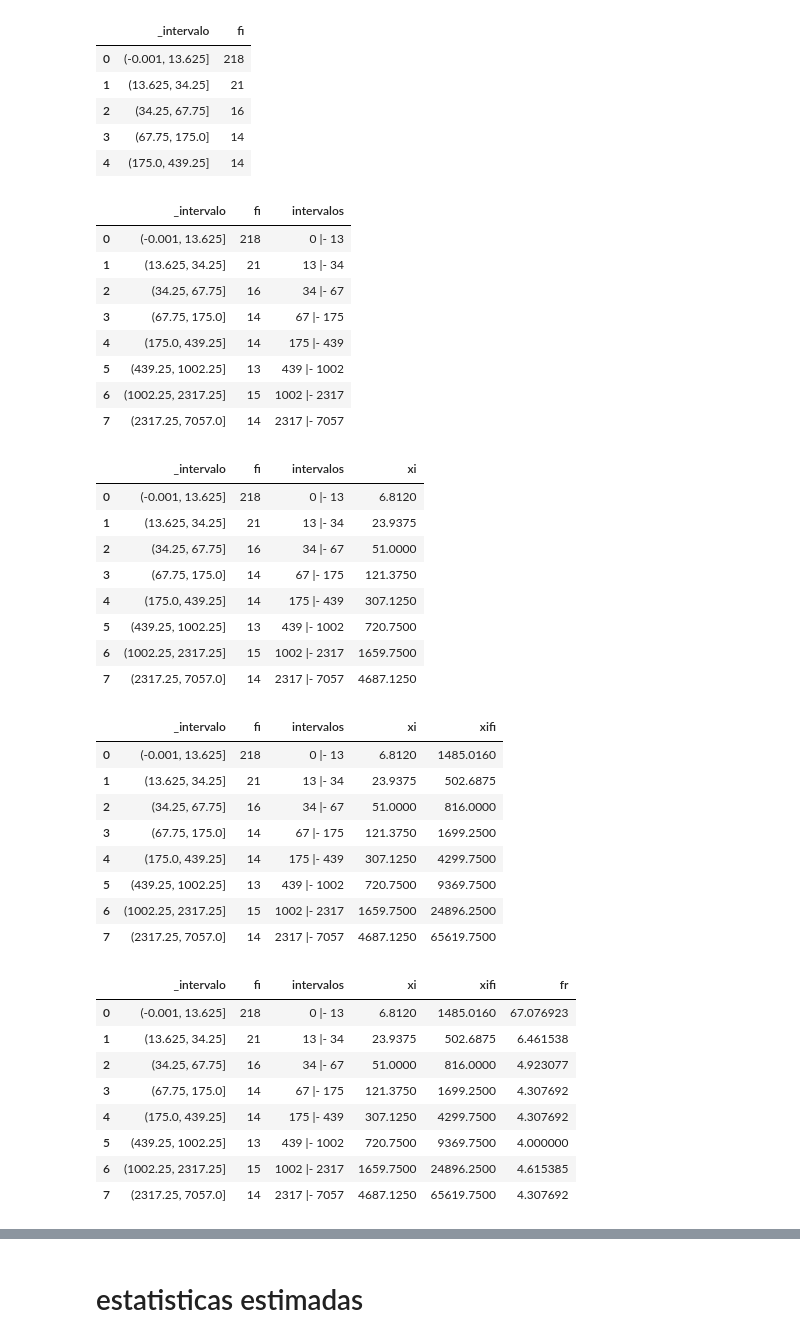
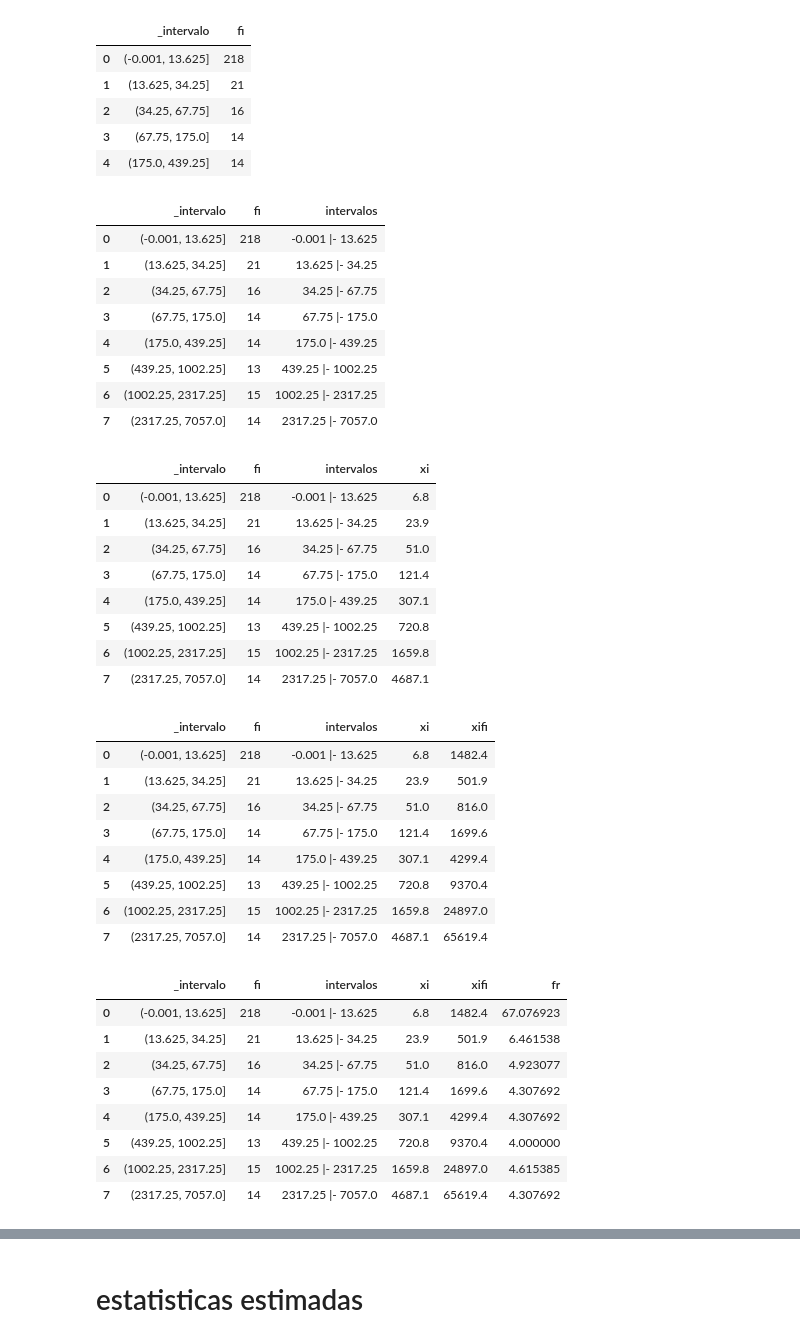
Before and after one commit to 0kauaa/projeto-integrador-I, a Jupyter notebook: notebooks/5_delta_freq.ipynb, the cells around one changed output, grey strips where cells are left out. Saved outputs shown, nothing was run; the diff lists cells and outputs as text; code cells hidden in the pictures.

Commit message:
ajusta a formatação das tabelas.

```diff
--- a/notebooks/5_delta_freq.ipynb
+++ b/notebooks/5_delta_freq.ipynb
@@ -49,53 +49,51 @@ freq.head()
 | 3 | (67.75, 175.0] | 14 |
 | 4 | (175.0, 439.25] | 14 |
 # %%
-# classes da tabela
 freq['intervalos'] = freq['_intervalo'].apply(
-    lambda x: f"{int(x.left)} |- {int(x.right)}"
+    lambda x: f"{x.left} |- {x.right}"
 )
 
 freq
 # %% [output]
 |  | _intervalo | fi | intervalos |
-| 0 | (-0.001, 13.625] | 218 | 0 |- 13 |
-| 1 | (13.625, 34.25] | 21 | 13 |- 34 |
-| 2 | (34.25, 67.75] | 16 | 34 |- 67 |
-| 3 | (67.75, 175.0] | 14 | 67 |- 175 |
-| 4 | (175.0, 439.25] | 14 | 175 |- 439 |
-| 5 | (439.25, 1002.25] | 13 | 439 |- 1002 |
-| 6 | (1002.25, 2317.25] | 15 | 1002 |- 2317 |
-| 7 | (2317.25, 7057.0] | 14 | 2317 |- 7057 |
+| 0 | (-0.001, 13.625] | 218 | -0.001 |- 13.625 |
+| 1 | (13.625, 34.25] | 21 | 13.625 |- 34.25 |
+| 2 | (34.25, 67.75] | 16 | 34.25 |- 67.75 |
+| 3 | (67.75, 175.0] | 14 | 67.75 |- 175.0 |
+| 4 | (175.0, 439.25] | 14 | 175.0 |- 439.25 |
+| 5 | (439.25, 1002.25] | 13 | 439.25 |- 1002.25 |
+| 6 | (1002.25, 2317.25] | 15 | 1002.25 |- 2317.25 |
+| 7 | (2317.25, 7057.0] | 14 | 2317.25 |- 7057.0 |
 # %%
-# classes medias (xi)
 freq['xi'] = freq['_intervalo'].apply(
-    lambda x: float((x.left + x.right) / 2)
-).round(1)
+    lambda x: round(float((x.left + x.right) / 2), 1)
+)
 
 freq
 # %% [output]
 |  | _intervalo | fi | intervalos | xi |
-| 0 | (-0.001, 13.625] | 218 | 0 |- 13 | 6.8120 |
-| 1 | (13.625, 34.25] | 21 | 13 |- 34 | 23.9375 |
-| 2 | (34.25, 67.75] | 16 | 34 |- 67 | 51.0000 |
-| 3 | (67.75, 175.0] | 14 | 67 |- 175 | 121.3750 |
-| 4 | (175.0, 439.25] | 14 | 175 |- 439 | 307.1250 |
-| 5 | (439.25, 1002.25] | 13 | 439 |- 1002 | 720.7500 |
-| 6 | (1002.25, 2317.25] | 15 | 1002 |- 2317 | 1659.7500 |
-| 7 | (2317.25, 7057.0] | 14 | 2317 |- 7057 | 4687.1250 |
+| 0 | (-0.001, 13.625] | 218 | -0.001 |- 13.625 | 6.8 |
+| 1 | (13.625, 34.25] | 21 | 13.625 |- 34.25 | 23.9 |
+| 2 | (34.25, 67.75] | 16 | 34.25 |- 67.75 | 51.0 |
+| 3 | (67.75, 175.0] | 14 | 67.75 |- 175.0 | 121.4 |
+| 4 | (175.0, 439.25] | 14 | 175.0 |- 439.25 | 307.1 |
+| 5 | (439.25, 1002.25] | 13 | 439.25 |- 1002.25 | 720.8 |
+| 6 | (1002.25, 2317.25] | 15 | 1002.25 |- 2317.25 | 1659.8 |
+| 7 | (2317.25, 7057.0] | 14 | 2317.25 |- 7057.0 | 4687.1 |
 # %%
 # produto medio
 freq['xifi'] = freq['xi'].astype(float) * freq['fi'].astype(float)
 freq
 # %% [output]
 |  | _intervalo | fi | intervalos | xi | xifi |
-| 0 | (-0.001, 13.625] | 218 | 0 |- 13 | 6.8120 | 1485.0160 |
-| 1 | (13.625, 34.25] | 21 | 13 |- 34 | 23.9375 | 502.6875 |
-| 2 | (34.25, 67.75] | 16 | 34 |- 67 | 51.0000 | 816.0000 |
-| 3 | (67.75, 175.0] | 14 | 67 |- 175 | 121.3750 | 1699.2500 |
-| 4 | (175.0, 439.25] | 14 | 175 |- 439 | 307.1250 | 4299.7500 |
-| 5 | (439.25, 1002.25] | 13 | 439 |- 1002 | 720.7500 | 9369.7500 |
-| 6 | (1002.25, 2317.25] | 15 | 1002 |- 2317 | 1659.7500 | 24896.2500 |
-| 7 | (2317.25, 7057.0] | 14 | 2317 |- 7057 | 4687.1250 | 65619.7500 |
+| 0 | (-0.001, 13.625] | 218 | -0.001 |- 13.625 | 6.8 | 1482.4 |
+| 1 | (13.625, 34.25] | 21 | 13.625 |- 34.25 | 23.9 | 501.9 |
+| 2 | (34.25, 67.75] | 16 | 34.25 |- 67.75 | 51.0 | 816.0 |
+| 3 | (67.75, 175.0] | 14 | 67.75 |- 175.0 | 121.4 | 1699.6 |
+| 4 | (175.0, 439.25] | 14 | 175.0 |- 439.25 | 307.1 | 4299.4 |
+| 5 | (439.25, 1002.25] | 13 | 439.25 |- 1002.25 | 720.8 | 9370.4 |
+| 6 | (1002.25, 2317.25] | 15 | 1002.25 |- 2317.25 | 1659.8 | 24897.0 |
+| 7 | (2317.25, 7057.0] | 14 | 2317.25 |- 7057.0 | 4687.1 | 65619.4 |
 # %%
 # frequencia relativa(fr)
 total = freq['fi'].sum()
@@ -103,14 +101,14 @@ freq['fr'] = freq['fi'] / total * 100
 freq
 # %% [output]
 |  | _intervalo | fi | intervalos | xi | xifi | fr |
-| 0 | (-0.001, 13.625] | 218 | 0 |- 13 | 6.8120 | 1485.0160 | 67.076923 |
-| 1 | (13.625, 34.25] | 21 | 13 |- 34 | 23.9375 | 502.6875 | 6.461538 |
-| 2 | (34.25, 67.75] | 16 | 34 |- 67 | 51.0000 | 816.0000 | 4.923077 |
-| 3 | (67.75, 175.0] | 14 | 67 |- 175 | 121.3750 | 1699.2500 | 4.307692 |
-| 4 | (175.0, 439.25] | 14 | 175 |- 439 | 307.1250 | 4299.7500 | 4.307692 |
-| 5 | (439.25, 1002.25] | 13 | 439 |- 1002 | 720.7500 | 9369.7500 | 4.000000 |
-| 6 | (1002.25, 2317.25] | 15 | 1002 |- 2317 | 1659.7500 | 24896.2500 | 4.615385 |
-| 7 | (2317.25, 7057.0] | 14 | 2317 |- 7057 | 4687.1250 | 65619.7500 | 4.307692 |
+| 0 | (-0.001, 13.625] | 218 | -0.001 |- 13.625 | 6.8 | 1482.4 | 67.076923 |
+| 1 | (13.625, 34.25] | 21 | 13.625 |- 34.25 | 23.9 | 501.9 | 6.461538 |
+| 2 | (34.25, 67.75] | 16 | 34.25 |- 67.75 | 51.0 | 816.0 | 4.923077 |
+| 3 | (67.75, 175.0] | 14 | 67.75 |- 175.0 | 121.4 | 1699.6 | 4.307692 |
+| 4 | (175.0, 439.25] | 14 | 175.0 |- 439.25 | 307.1 | 4299.4 | 4.307692 |
+| 5 | (439.25, 1002.25] | 13 | 439.25 |- 1002.25 | 720.8 | 9370.4 | 4.000000 |
+| 6 | (1002.25, 2317.25] | 15 | 1002.25 |- 2317.25 | 1659.8 | 24897.0 | 4.615385 |
+| 7 | (2317.25, 7057.0] | 14 | 2317.25 |- 7057.0 | 4687.1 | 65619.4 | 4.307692 |
 # %%
 # frequencia acumulada absoluta (fac)
 freq['fac'] = freq['fi'].cumsum()
```
Also changed, not shown: parts of 3 cells of this notebook.
